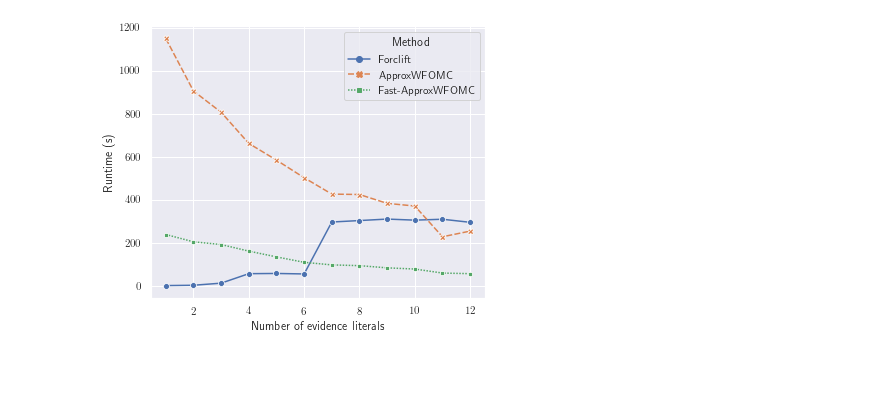
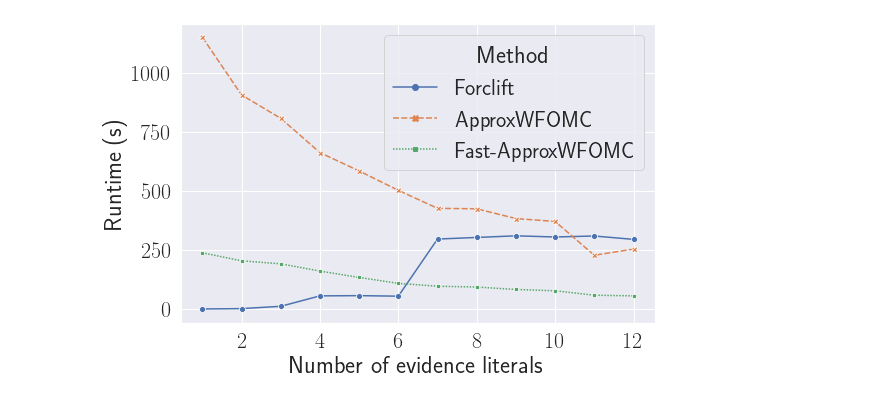
Before and after one commit to lucienwang1009/marginal_polytope, a Jupyter notebook: plot.ipynb, the cells around one changed output. Drawn from its saved outputs; the diff is of its cells as text; code cells hidden in the pictures; blank space fills up the shorter version.

```diff
--- a/plot.ipynb
+++ b/plot.ipynb
@@ -328,7 +350,7 @@ for i in range(2, max_domain_size+1):
         data.append([r'$\Phi_2$', 'Fast-approxWFOMC', i, n1, n2, t, linprog_time])
 # %%
 max_domain_size = 10
-# data = []
+data = []
 for i in range(2, max_domain_size+1):
     n_MC, n_non_MC, runtime, _ = parse_log(
         './approxWFOMC/logs/smokes_drinks/evidence/origin/domain_{}'.format(i)
@@ -411,6 +435,7 @@ def parse_bound_converge(prefix):
                 data.append([n_calls, float(res[0][0]), float(res[0][1])])
     return data
 
+sns.set(font_scale=2)
 data = []
 raw = parse_bound_converge('./approxWFOMC/logs/smokes_drinks/weight_normal/mln/origin/domain_3')
 for n, lower, upper in raw:
@@ -431,7 +456,7 @@ g = sns.lineplot(x='Number of calls', y='Bound', hue='Algo', style='Algo', # mar
 g.set_yscale('log')
 
 fig = plt.gcf()
-fig.set_size_inches(6, 5)
+fig.set_size_inches(8, 6)
 fig = g.get_figure()
-fig.savefig('./sm_dr_bound_converge.pdf')
+fig.savefig('./figs/sm_dr_bound_converge.pdf')
 # %% [output]
@@ -525,22 +556,25 @@ plt.savefig('./check-points/convex_hull.pdf')
 # %%
 c = sns.color_palette(n_colors=1)
-sns.set_theme()
+# sns.set_theme(font_scale=2)
+sns.set()
 
-with open('./check-points/convex_hull.pkl', 'rb') as f:
-    hull = pickle.load(f)
+# with open('./check-points/convex_hull.pkl', 'rb') as f:
+#     hull = pickle.load(f)
 
-for s in hull.simplices:
-    plt.plot(*hull.points[s, :].T, '-', color=c[0], lw=2)
+# for s in hull.simplices:
+#     plt.plot(*hull.points[s, :].T, '-', color=c[0], lw=2)
 
 
-plt.plot(hull.points[hull.vertices, 0], hull.points[hull.vertices, 1], 'o', color=c[0])
-plt.fill(hull.points[hull.vertices,0], hull.points[hull.vertices,1], color=c[0], alpha=0.3)
-plt.xlabel(r'$N(\alpha_1, \omega)$')
-plt.ylabel(r'$N(\alpha_2, \omega)$')
+# plt.plot(hull.points[hull.vertices, 0], hull.points[hull.vertices, 1], 'o', color=c[0])
+# plt.fill(hull.points[hull.vertices,0], hull.points[hull.vertices,1], color=c[0], alpha=0.3)
+plt.xlabel(r'$N(\alpha_1, \omega)$', size=30)
+plt.ylabel(r'$N(\alpha_2, \omega)$', size=30)
 
-
+plt.tick_params(labelsize=15)
 fig = plt.gcf()
-fig.set_size_inches(4, 4)
 plt.ylim(0, 9)
-plt.savefig('./check-points/convex_hull.pdf')
+plt.xlim(0, 3)
+fig.set_size_inches(6.5, 6.5)
+# fig.savefig('./check-points/convex_hull.png')
+plt.savefig('./check-points/convex_hull_tmp.png')
 # %% [output]
@@ -548,4 +582,5 @@ plt.savefig('./check-points/convex_hull.pdf')
 # %%
+sns.set(font_scale=2)
 dist = np.load('./dist.npy')
 for i in range(0, 4):
     for j in range(0, 10):
@@ -558,7 +593,7 @@ ax.invert_yaxis()
 print(dist)
 
 fig = plt.gcf()
-fig.set_size_inches(4, 4)
+fig.set_size_inches(6.5, 6.5)
 plt.savefig('./check-points/sm_dr_weighted_model_counting.pdf')
 # %% [output]
 [[0.00000000e+00 0.00000000e+00 0.00000000e+00 0.00000000e+00
@@ -577,31 +612,33 @@ plt.savefig('./check-points/sm_dr_weighted_model_counting.pdf')
 # %%
 runtimes = []
+sns.set(font_scale=2)
 
 for i in range(14):
     f_name = '../Forclift/logs/fr_sm_dr2/{}.log'.format(i)
     if os.path.exists(f_name):
         with open(f_name, 'r') as f:
             res = re.findall(r'Inference took (\d+) ms', f.read())
             if res:
                 runtimes.append([i, 'Forclift', int(res[0]) / 1000])
     f_name = 'approxWFOMC/logs/smokes_drinks2//evidence/origin/{}.log'.format(i)
     if os.path.exists(f_name):
         with open(f_name, 'r') as f:
             res = re.findall(r'Runtime: ([\d\.]+)', f.read())
             if res:
                 runtimes.append([i, 'ApproxWFOMC', float(res[0])])
     f_name = 'approxWFOMC/logs/smokes_drinks2//evidence/improve/{}.log'.format(i)
     if os.path.exists(f_name):
         with open(f_name, 'r') as f:
             res = re.findall(r'Runtime: ([\d\.]+)', f.read())
             if res:
                 runtimes.append([i, 'Fast-ApproxWFOMC', float(res[0])])
 
 runtimes = pd.DataFrame(runtimes, columns=['Number of evidence literals', 'Method', 'Runtime (s)'])
-g = sns.lineplot(x='Number of evidence literals', y='Runtime (s)', hue='Method', style='Method', markers=True, data=runtimes)
+g = sns.lineplot(x='Number of evidence literals', y='Runtime (s)', hue='Method',
+                 style='Method', markers=True, data=runtimes)
 
 fig = g.get_figure()
-fig.set_size_inches(6, 5)
-fig.savefig('./fastapproxwfomc_evidences.pdf')
+fig.set_size_inches(8.5, 5.5)
+fig.savefig('./figs/fastapproxwfomc_evidences.pdf')
 # %% [output]
-[figure, old version]
+[figure, new version]
```
Also changed, not shown: parts of 10 cells of this notebook, 52 other files.
